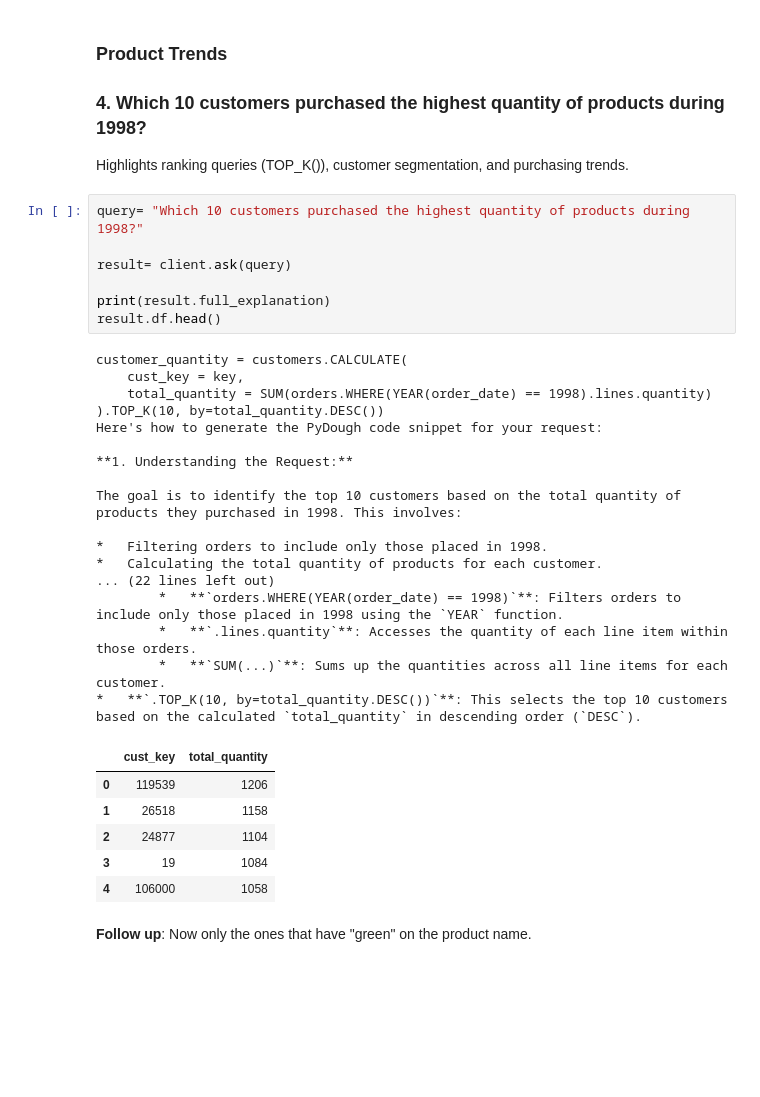
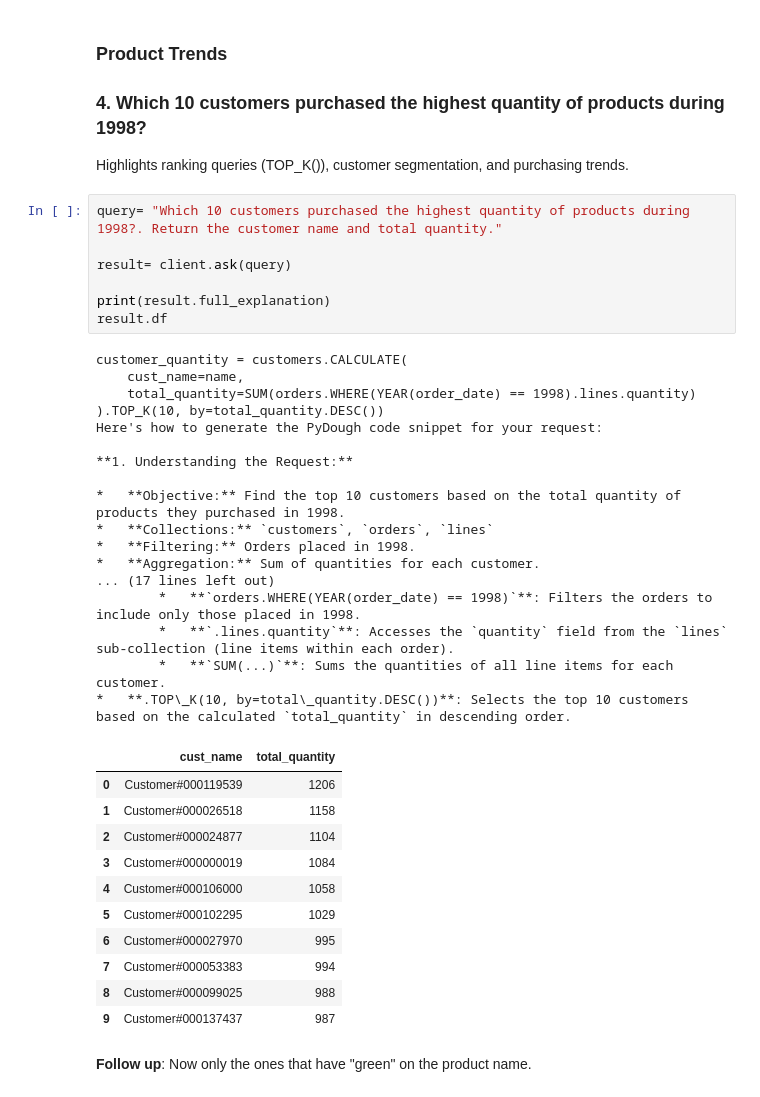
Before and after one commit to bodo-ai/text2pydough, a Jupyter notebook: workbench/AAraya/demo/llm_demo_final_vRK_v2.ipynb, the cells around one changed output. Drawn from its saved outputs; the diff is of its cells as text; blank space fills up the shorter version.

```diff
--- a/workbench/AAraya/demo/llm_demo_final_vRK_v2.ipynb
+++ b/workbench/AAraya/demo/llm_demo_final_vRK_v2.ipynb
@@ -622,36 +652,41 @@ Here's the breakdown of the user's request and the corresponding PyDough code:
 
 Highlights ranking queries (TOP_K()), customer segmentation, and purchasing trends.
 # %%
-query= "Which 10 customers purchased the highest quantity of products during 1998?"
+query= "Which 10 customers purchased the highest quantity of products during 1998?. Return the customer name and total quantity."
 
 result= client.ask(query)
 
 print(result.full_explanation)
-result.df.head()
+result.df
 # %% [output]
 customer_quantity = customers.CALCULATE(
-    cust_key = key,
-    total_quantity = SUM(orders.WHERE(YEAR(order_date) == 1998).lines.quantity)
+    cust_name=name,
+    total_quantity=SUM(orders.WHERE(YEAR(order_date) == 1998).lines.quantity)
 ).TOP_K(10, by=total_quantity.DESC())
 Here's how to generate the PyDough code snippet for your request:
 
 **1. Understanding the Request:**
 
-The goal is to identify the top 10 customers based on the total quantity of products they purchased in 1998. This involves:
-
-*   Filtering orders to include only those placed in 1998.
-*   Calculating the total quantity of products for each customer.
-... (22 lines left out)
-        *   **`orders.WHERE(YEAR(order_date) == 1998)`**: Filters orders to include only those placed in 1998 using the `YEAR` function.
-        *   **`.lines.quantity`**: Accesses the quantity of each line item within those orders.
-        *   **`SUM(...)`**: Sums up the quantities across all line items for each customer.
-*   **`.TOP_K(10, by=total_quantity.DESC())`**: This selects the top 10 customers based on the calculated `total_quantity` in descending order (`DESC`).
+*   **Objective:** Find the top 10 customers based on the total quantity of products they purchased in 1998.
+*   **Collections:** `customers`, `orders`, `lines`
+*   **Filtering:** Orders placed in 1998.
+*   **Aggregation:** Sum of quantities for each customer.
+... (17 lines left out)
+        *   **`orders.WHERE(YEAR(order_date) == 1998)`**: Filters the orders to include only those placed in 1998.
+        *   **`.lines.quantity`**: Accesses the `quantity` field from the `lines` sub-collection (line items within each order).
+        *   **`SUM(...)`**: Sums the quantities of all line items for each customer.
+*   **.TOP\_K(10, by=total\_quantity.DESC())**: Selects the top 10 customers based on the calculated `total_quantity` in descending order.
-|  | cust_key | total_quantity |
-| 0 | 119539 | 1206 |
-| 1 | 26518 | 1158 |
-| 2 | 24877 | 1104 |
-| 3 | 19 | 1084 |
-| 4 | 106000 | 1058 |
+|  | cust_name | total_quantity |
+| 0 | Customer#000119539 | 1206 |
+| 1 | Customer#000026518 | 1158 |
+| 2 | Customer#000024877 | 1104 |
+| 3 | Customer#000000019 | 1084 |
+| 4 | Customer#000106000 | 1058 |
+| 5 | Customer#000102295 | 1029 |
+| 6 | Customer#000027970 | 995 |
+| 7 | Customer#000053383 | 994 |
+| 8 | Customer#000099025 | 988 |
+| 9 | Customer#000137437 | 987 |
 # %% [markdown]
 **Follow up**: Now only the ones that have "green" on the product name.
 # %%
```
Also changed, not shown: parts of 12 cells of this notebook.
